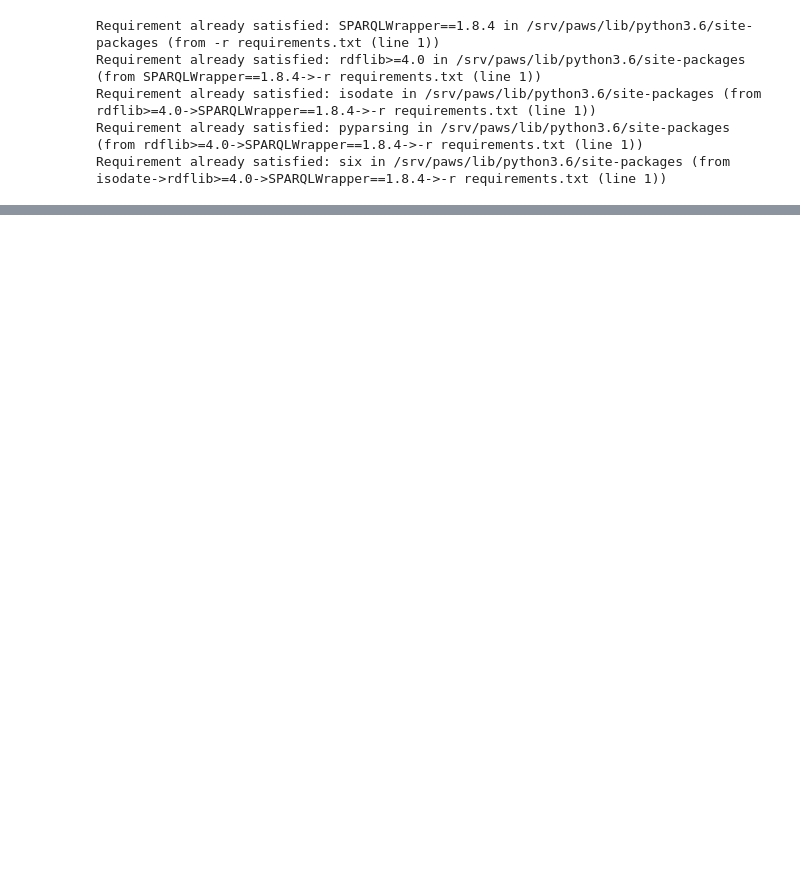
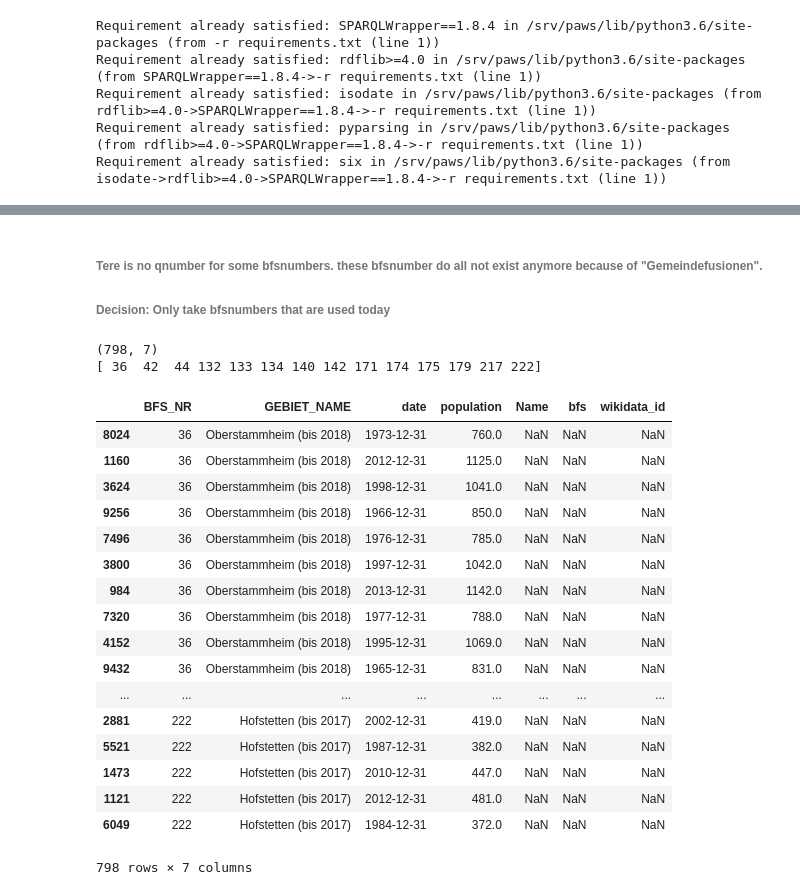
Before and after one commit to kalakaru/wikidataZH_2019, a Jupyter notebook: MyTest.ipynb, the cells around one changed output, grey strips where cells are left out. Cells and saved outputs as stored; diff of their text form; code cells hidden in the pictures; blank space fills up the shorter version.

```diff
--- a/MyTest.ipynb
+++ b/MyTest.ipynb
@@ -138,0 +55,4 @@ population
+# %%
+df_api_qnumber = pd.merge(df_api, swisstopowikidata, how='left', left_on=['BFS_NR'], right_on=['bfs'])
+print(df_api_qnumber.shape)
+df_api_qnumber.head()
@@ -138,0 +67,30 @@ population
+# %% [markdown]
+###### Tere is no qnumber for some bfsnumbers. these bfsnumber do all not exist anymore because of "Gemeindefusionen".
+###### Decision: Only take bfsnumbers that are used today
+# %%
+# view na in kantonZHapiANDswisstopowikidata
+df_api_qnumber_na = df_api_qnumber[df_api_qnumber.isna().any(axis=1)].sort_values(by=['BFS_NR'])
+print(df_api_qnumber_na.shape)
+print(df_api_qnumber_na.BFS_NR.unique()) # !!! Warum sind für diese keine Q Wikinr. vorhanden?)
+df_api_qnumber_na
+# %% [output]
+(798, 7)
+[ 36  42  44 132 133 134 140 142 171 174 175 179 217 222]
+|  | BFS_NR | GEBIET_NAME | date | population | Name | bfs | wikidata_id |
+| 8024 | 36 | Oberstammheim (bis 2018) | 1973-12-31 | 760.0 | NaN | NaN | NaN |
+| 1160 | 36 | Oberstammheim (bis 2018) | 2012-12-31 | 1125.0 | NaN | NaN | NaN |
+| 3624 | 36 | Oberstammheim (bis 2018) | 1998-12-31 | 1041.0 | NaN | NaN | NaN |
+| 9256 | 36 | Oberstammheim (bis 2018) | 1966-12-31 | 850.0 | NaN | NaN | NaN |
+| 7496 | 36 | Oberstammheim (bis 2018) | 1976-12-31 | 785.0 | NaN | NaN | NaN |
+| 3800 | 36 | Oberstammheim (bis 2018) | 1997-12-31 | 1042.0 | NaN | NaN | NaN |
+| 984 | 36 | Oberstammheim (bis 2018) | 2013-12-31 | 1142.0 | NaN | NaN | NaN |
+| 7320 | 36 | Oberstammheim (bis 2018) | 1977-12-31 | 788.0 | NaN | NaN | NaN |
+| 4152 | 36 | Oberstammheim (bis 2018) | 1995-12-31 | 1069.0 | NaN | NaN | NaN |
+| 9432 | 36 | Oberstammheim (bis 2018) | 1965-12-31 | 831.0 | NaN | NaN | NaN |
+| ... | ... | ... | ... | ... | ... | ... | ... |
+| 2881 | 222 | Hofstetten (bis 2017) | 2002-12-31 | 419.0 | NaN | NaN | NaN |
+| 5521 | 222 | Hofstetten (bis 2017) | 1987-12-31 | 382.0 | NaN | NaN | NaN |
+| 1473 | 222 | Hofstetten (bis 2017) | 2010-12-31 | 447.0 | NaN | NaN | NaN |
+| 1121 | 222 | Hofstetten (bis 2017) | 2012-12-31 | 481.0 | NaN | NaN | NaN |
+| 6049 | 222 | Hofstetten (bis 2017) | 1984-12-31 | 372.0 | NaN | NaN | NaN |
+798 rows × 7 columns
```
Also changed, not shown: parts of 28 cells of this notebook, 2 other files.
